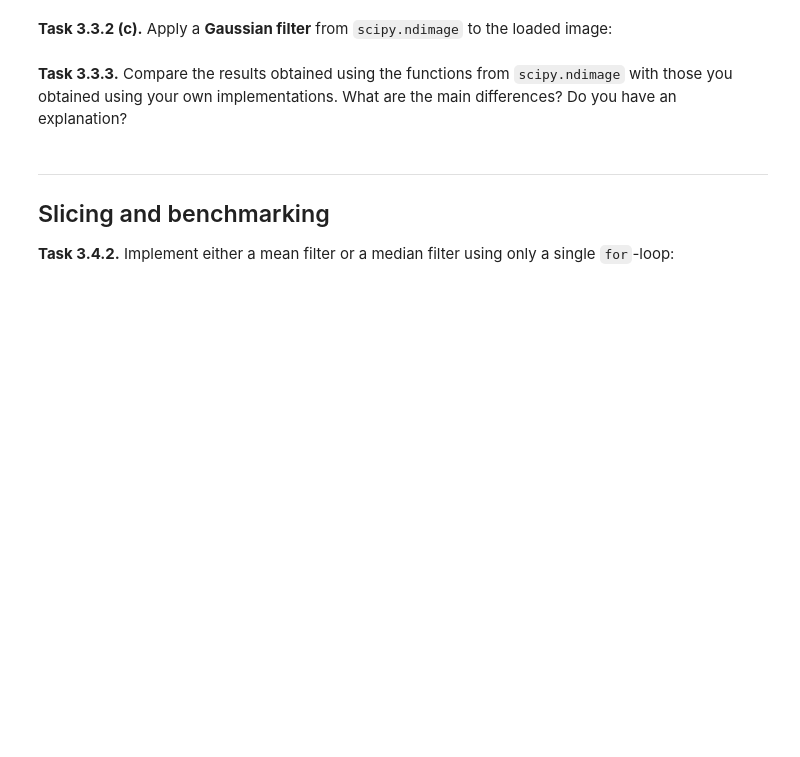
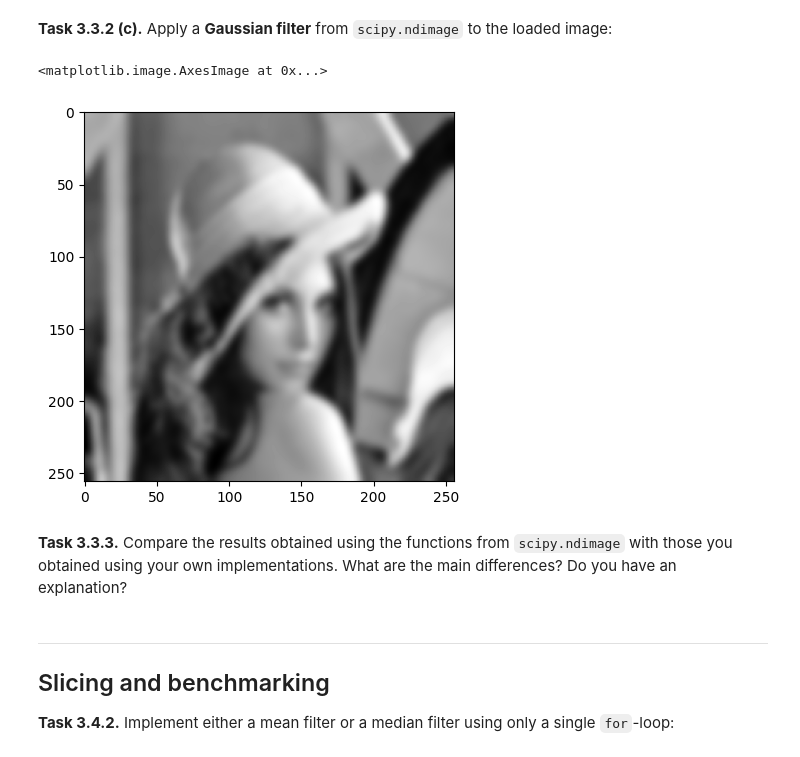
Before and after one commit to leventetn/mobi-fs3-python, a Jupyter notebook: task3.ipynb, the cells around one changed output. Saved outputs shown, nothing was run; the diff lists cells and outputs as text; code cells hidden in the pictures; blank space fills up the shorter version.

```diff
--- a/task3.ipynb
+++ b/task3.ipynb
@@ -101,5 +114,11 @@ AssertionError:
 # %% [markdown]
 **<a id="#">Task 3.3.2 (c).</a>** Apply a **Gaussian filter** from `scipy.ndimage` to the loaded image:
+# %%
+img_scip3 = scipy.ndimage.gaussian_filter(img, 3)
+plt.imshow(img_scip3, 'gray')
+# %% [output]
+<matplotlib.image.AxesImage at 0x...>
+[figure, added]
 # %% [markdown]
 **<a id="#">Task 3.3.3.</a>** Compare the results obtained using the functions from `scipy.ndimage` with those you obtained using your own implementations. What are the main differences? Do you have an explanation?
 # %% [markdown]
```
Also changed, not shown: parts of 6 cells of this notebook.
